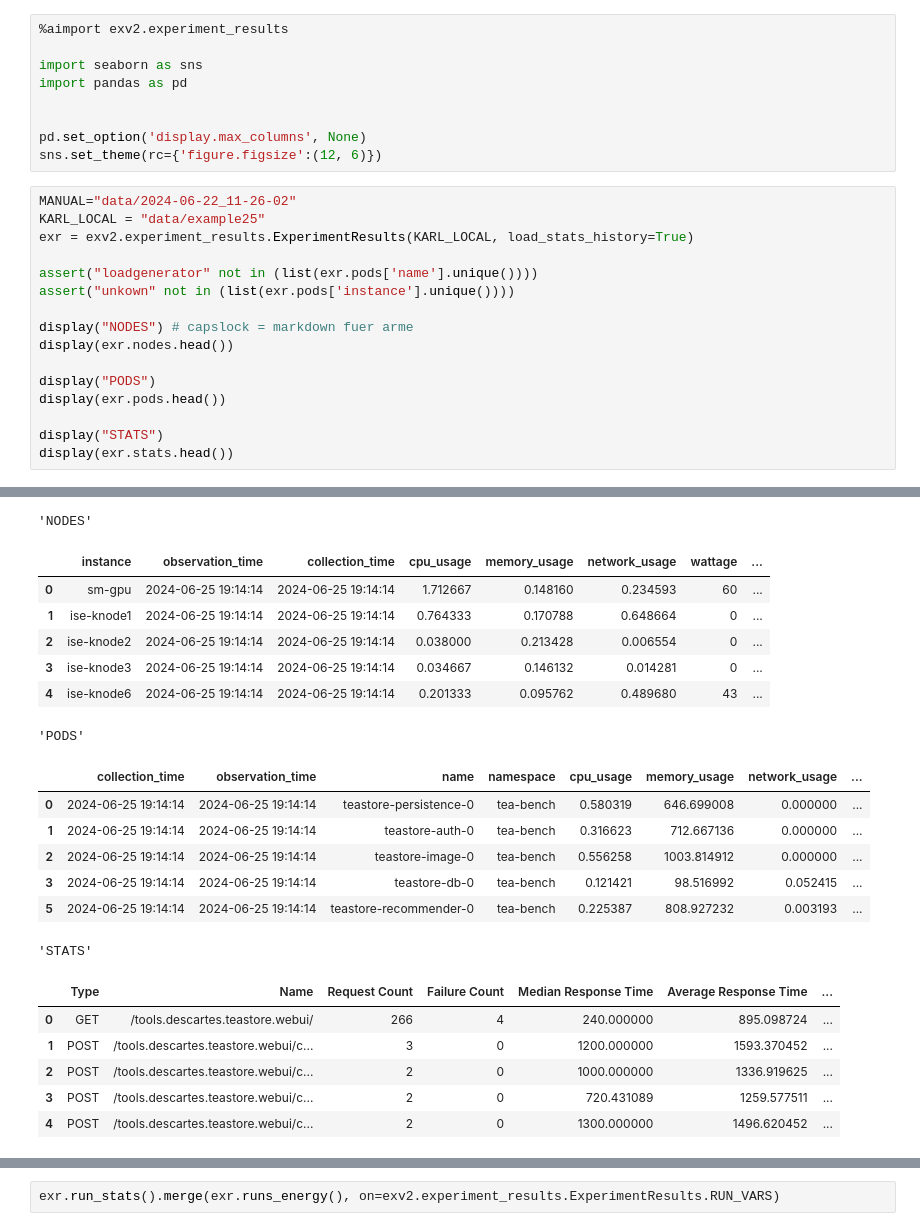
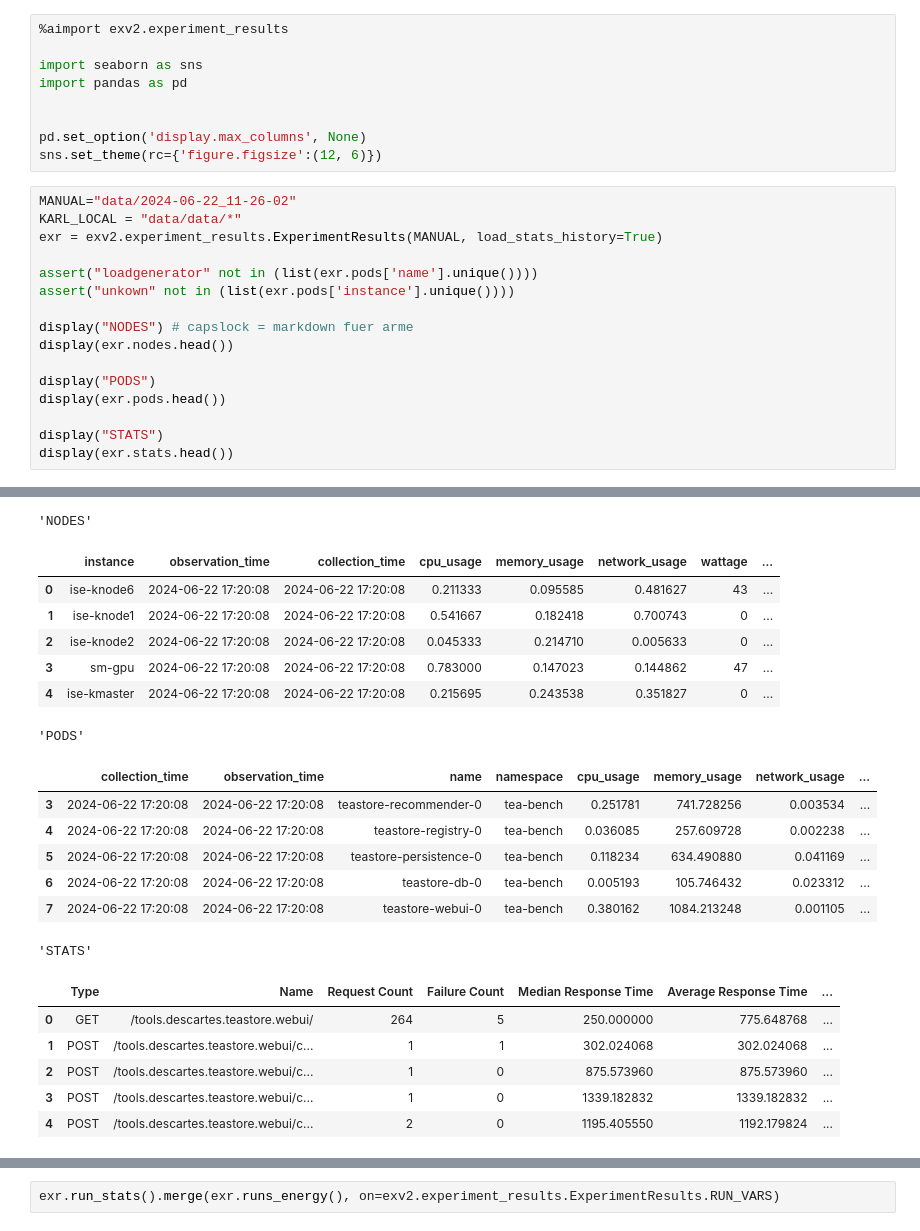
Before and after one commit to clue2-sose25/Clue2, a Jupyter notebook: eval6000.ipynb, the cells around one changed output, grey strips where cells are left out. Drawn from its saved outputs; the diff is of its cells as text.

```diff
--- a/eval6000.ipynb
+++ b/eval6000.ipynb
@@ -15,8 +15,8 @@ pd.set_option('display.max_columns', None)
 sns.set_theme(rc={'figure.figsize':(12, 6)})
 # %%
 MANUAL="data/2024-06-22_11-26-02"
-KARL_LOCAL = "data/example25"
-exr = exv2.experiment_results.ExperimentResults(KARL_LOCAL, load_stats_history=True)
+KARL_LOCAL = "data/data/*"
+exr = exv2.experiment_results.ExperimentResults(MANUAL, load_stats_history=True)
 
 assert("loadgenerator" not in (list(exr.pods['name'].unique())))
 assert("unkown" not in (list(exr.pods['instance'].unique())))
@@ -34,24 +34,24 @@ WARNING:root:loaded 5378 datapoints with 299 problems
 'NODES'
 |  | instance | observation_time | collection_time | cpu_usage | memory_usage | network_usage | wattage | ... |
-| 0 | sm-gpu | 2024-06-25 19:14:14 | 2024-06-25 19:14:14 | 1.712667 | 0.148160 | 0.234593 | 60 | ... |
-| 1 | ise-knode1 | 2024-06-25 19:14:14 | 2024-06-25 19:14:14 | 0.764333 | 0.170788 | 0.648664 | 0 | ... |
-| 2 | ise-knode2 | 2024-06-25 19:14:14 | 2024-06-25 19:14:14 | 0.038000 | 0.213428 | 0.006554 | 0 | ... |
-| 3 | ise-knode3 | 2024-06-25 19:14:14 | 2024-06-25 19:14:14 | 0.034667 | 0.146132 | 0.014281 | 0 | ... |
-| 4 | ise-knode6 | 2024-06-25 19:14:14 | 2024-06-25 19:14:14 | 0.201333 | 0.095762 | 0.489680 | 43 | ... |
+| 0 | ise-knode6 | 2024-06-22 17:20:08 | 2024-06-22 17:20:08 | 0.211333 | 0.095585 | 0.481627 | 43 | ... |
+| 1 | ise-knode1 | 2024-06-22 17:20:08 | 2024-06-22 17:20:08 | 0.541667 | 0.182418 | 0.700743 | 0 | ... |
+| 2 | ise-knode2 | 2024-06-22 17:20:08 | 2024-06-22 17:20:08 | 0.045333 | 0.214710 | 0.005633 | 0 | ... |
+| 3 | sm-gpu | 2024-06-22 17:20:08 | 2024-06-22 17:20:08 | 0.783000 | 0.147023 | 0.144862 | 47 | ... |
+| 4 | ise-kmaster | 2024-06-22 17:20:08 | 2024-06-22 17:20:08 | 0.215695 | 0.243538 | 0.351827 | 0 | ... |
 'PODS'
 |  | collection_time | observation_time | name | namespace | cpu_usage | memory_usage | network_usage | ... |
-| 0 | 2024-06-25 19:14:14 | 2024-06-25 19:14:14 | teastore-persistence-0 | tea-bench | 0.580319 | 646.699008 | 0.000000 | ... |
-| 1 | 2024-06-25 19:14:14 | 2024-06-25 19:14:14 | teastore-auth-0 | tea-bench | 0.316623 | 712.667136 | 0.000000 | ... |
-| 2 | 2024-06-25 19:14:14 | 2024-06-25 19:14:14 | teastore-image-0 | tea-bench | 0.556258 | 1003.814912 | 0.000000 | ... |
-| 3 | 2024-06-25 19:14:14 | 2024-06-25 19:14:14 | teastore-db-0 | tea-bench | 0.121421 | 98.516992 | 0.052415 | ... |
-| 5 | 2024-06-25 19:14:14 | 2024-06-25 19:14:14 | teastore-recommender-0 | tea-bench | 0.225387 | 808.927232 | 0.003193 | ... |
+| 3 | 2024-06-22 17:20:08 | 2024-06-22 17:20:08 | teastore-recommender-0 | tea-bench | 0.251781 | 741.728256 | 0.003534 | ... |
+| 4 | 2024-06-22 17:20:08 | 2024-06-22 17:20:08 | teastore-registry-0 | tea-bench | 0.036085 | 257.609728 | 0.002238 | ... |
+| 5 | 2024-06-22 17:20:08 | 2024-06-22 17:20:08 | teastore-persistence-0 | tea-bench | 0.118234 | 634.490880 | 0.041169 | ... |
+| 6 | 2024-06-22 17:20:08 | 2024-06-22 17:20:08 | teastore-db-0 | tea-bench | 0.005193 | 105.746432 | 0.023312 | ... |
+| 7 | 2024-06-22 17:20:08 | 2024-06-22 17:20:08 | teastore-webui-0 | tea-bench | 0.380162 | 1084.213248 | 0.001105 | ... |
 'STATS'
 |  | Type | Name | Request Count | Failure Count | Median Response Time | Average Response Time | ... |
-| 0 | GET | /tools.descartes.teastore.webui/ | 266 | 4 | 240.000000 | 895.098724 | ... |
-| 1 | POST | /tools.descartes.teastore.webui/c... | 3 | 0 | 1200.000000 | 1593.370452 | ... |
-| 2 | POST | /tools.descartes.teastore.webui/c... | 2 | 0 | 1000.000000 | 1336.919625 | ... |
-| 3 | POST | /tools.descartes.teastore.webui/c... | 2 | 0 | 720.431089 | 1259.577511 | ... |
-| 4 | POST | /tools.descartes.teastore.webui/c... | 2 | 0 | 1300.000000 | 1496.620452 | ... |
+| 0 | GET | /tools.descartes.teastore.webui/ | 264 | 5 | 250.000000 | 775.648768 | ... |
+| 1 | POST | /tools.descartes.teastore.webui/c... | 1 | 1 | 302.024068 | 302.024068 | ... |
+| 2 | POST | /tools.descartes.teastore.webui/c... | 1 | 0 | 875.573960 | 875.573960 | ... |
+| 3 | POST | /tools.descartes.teastore.webui/c... | 1 | 0 | 1339.182832 | 1339.182832 | ... |
+| 4 | POST | /tools.descartes.teastore.webui/c... | 2 | 0 | 1195.405550 | 1192.179824 | ... |
 # %%
 sns.barplot(data=exr.absolute_requests_per_branch(), y="exp_branch", x="value", hue="variable", palette=["green", "red"])
 # exr.absolute_requests_per_branch()
```
Also changed, not shown: parts of 13 cells of this notebook, 1 other file.
